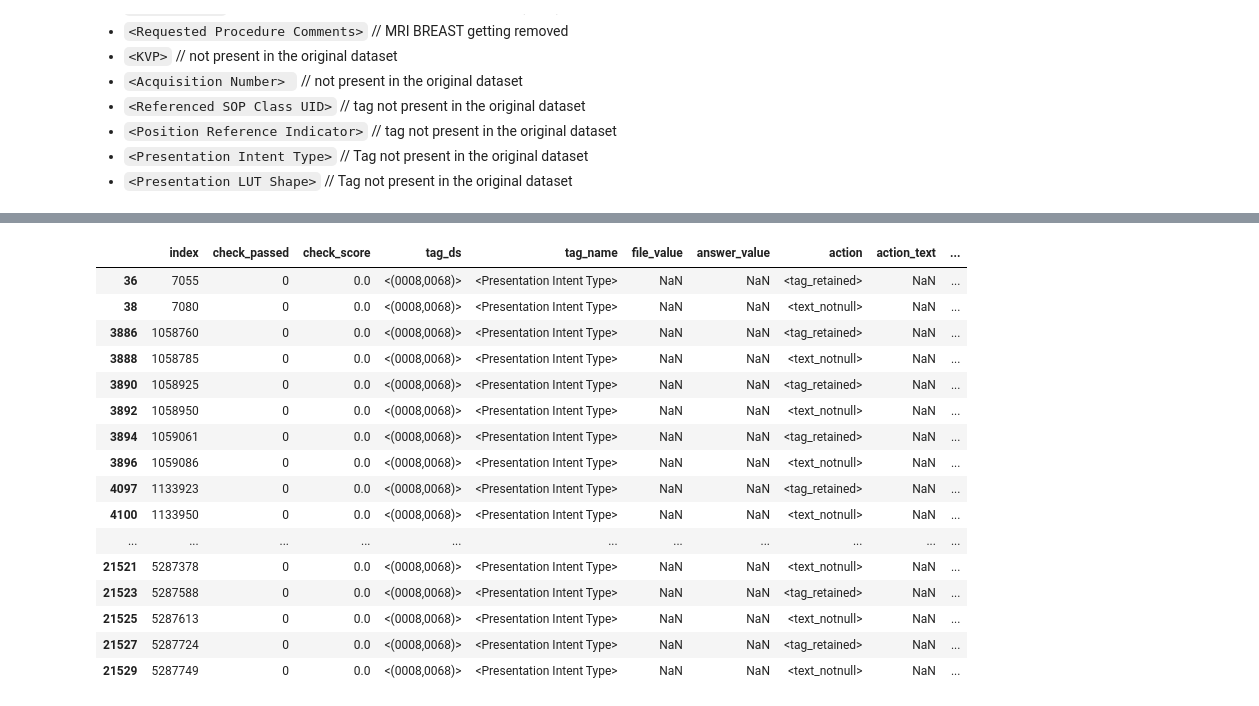
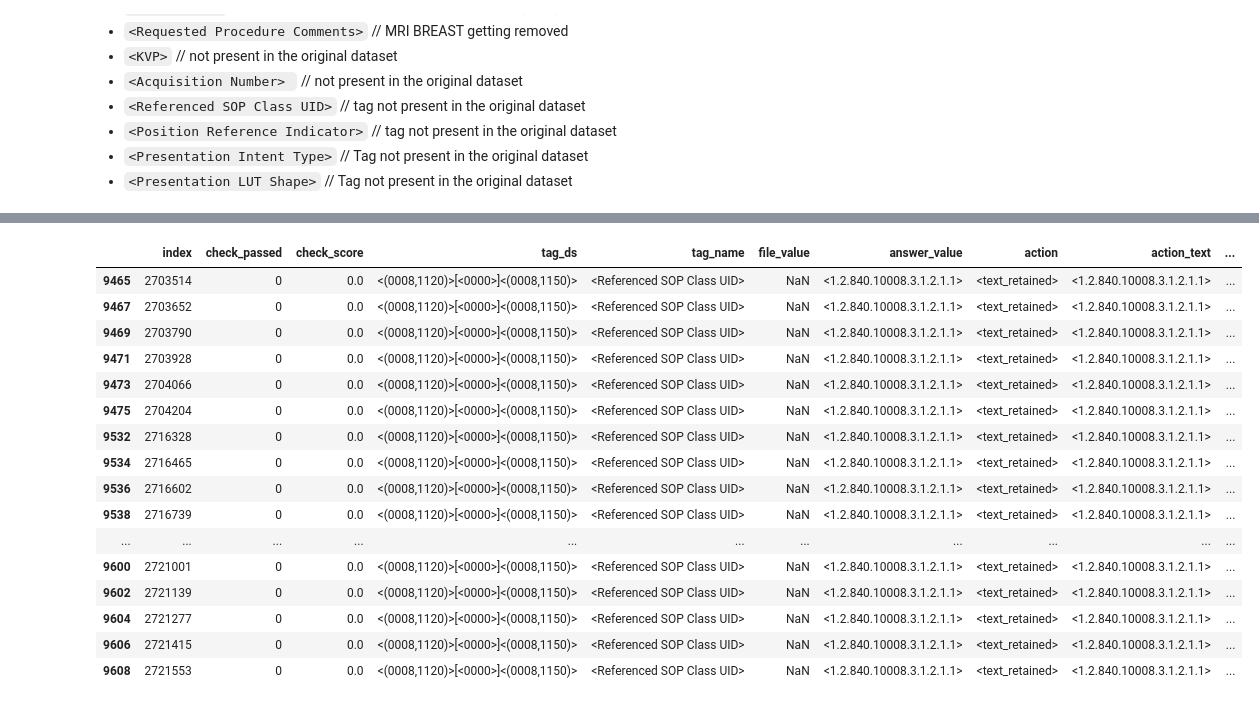
Before and after one commit to MIC-DKFZ/miccai2024_midi-b-submission, a Jupyter notebook: notebooks/exp_decprenacy_report.ipynb, the cells around one changed output, grey strips where cells are left out. Drawn from its saved outputs; the diff is of its cells as text; code cells hidden in the pictures.

```diff
--- a/notebooks/exp_decprenacy_report.ipynb
+++ b/notebooks/exp_decprenacy_report.ipynb
@@ -65,20 +71,20 @@ report_df[(report_df['patient'] == '<Pseudo-PHI-013>') & (report_df['file_name']
 # %%
-report_df[(report_df['tag_name'] == '<Presentation Intent Type>')]
+report_df[(report_df['tag_name'] == '<Referenced SOP Class UID>')]
 # %% [output]
 |  | index | check_passed | check_score | tag_ds | tag_name | file_value | answer_value | action | action_text | ... |
-| 36 | 7055 | 0 | 0.0 | <(0008,0068)> | <Presentation Intent Type> | NaN | NaN | <tag_retained> | NaN | ... |
-| 38 | 7080 | 0 | 0.0 | <(0008,0068)> | <Presentation Intent Type> | NaN | NaN | <text_notnull> | NaN | ... |
-| 3886 | 1058760 | 0 | 0.0 | <(0008,0068)> | <Presentation Intent Type> | NaN | NaN | <tag_retained> | NaN | ... |
-| 3888 | 1058785 | 0 | 0.0 | <(0008,0068)> | <Presentation Intent Type> | NaN | NaN | <text_notnull> | NaN | ... |
-| 3890 | 1058925 | 0 | 0.0 | <(0008,0068)> | <Presentation Intent Type> | NaN | NaN | <tag_retained> | NaN | ... |
-| 3892 | 1058950 | 0 | 0.0 | <(0008,0068)> | <Presentation Intent Type> | NaN | NaN | <text_notnull> | NaN | ... |
-| 3894 | 1059061 | 0 | 0.0 | <(0008,0068)> | <Presentation Intent Type> | NaN | NaN | <tag_retained> | NaN | ... |
-| 3896 | 1059086 | 0 | 0.0 | <(0008,0068)> | <Presentation Intent Type> | NaN | NaN | <text_notnull> | NaN | ... |
-| 4097 | 1133923 | 0 | 0.0 | <(0008,0068)> | <Presentation Intent Type> | NaN | NaN | <tag_retained> | NaN | ... |
-| 4100 | 1133950 | 0 | 0.0 | <(0008,0068)> | <Presentation Intent Type> | NaN | NaN | <text_notnull> | NaN | ... |
+| 9465 | 2703514 | 0 | 0.0 | <(0008,1120)>[<0000>]<(0008,1150)> | <Referenced SOP Class UID> | NaN | <1.2.840.10008.3.1.2.1.1> | <text_retained> | <1.2.840.10008.3.1.2.1.1> | ... |
+| 9467 | 2703652 | 0 | 0.0 | <(0008,1120)>[<0000>]<(0008,1150)> | <Referenced SOP Class UID> | NaN | <1.2.840.10008.3.1.2.1.1> | <text_retained> | <1.2.840.10008.3.1.2.1.1> | ... |
+| 9469 | 2703790 | 0 | 0.0 | <(0008,1120)>[<0000>]<(0008,1150)> | <Referenced SOP Class UID> | NaN | <1.2.840.10008.3.1.2.1.1> | <text_retained> | <1.2.840.10008.3.1.2.1.1> | ... |
+| 9471 | 2703928 | 0 | 0.0 | <(0008,1120)>[<0000>]<(0008,1150)> | <Referenced SOP Class UID> | NaN | <1.2.840.10008.3.1.2.1.1> | <text_retained> | <1.2.840.10008.3.1.2.1.1> | ... |
+| 9473 | 2704066 | 0 | 0.0 | <(0008,1120)>[<0000>]<(0008,1150)> | <Referenced SOP Class UID> | NaN | <1.2.840.10008.3.1.2.1.1> | <text_retained> | <1.2.840.10008.3.1.2.1.1> | ... |
+| 9475 | 2704204 | 0 | 0.0 | <(0008,1120)>[<0000>]<(0008,1150)> | <Referenced SOP Class UID> | NaN | <1.2.840.10008.3.1.2.1.1> | <text_retained> | <1.2.840.10008.3.1.2.1.1> | ... |
+| 9532 | 2716328 | 0 | 0.0 | <(0008,1120)>[<0000>]<(0008,1150)> | <Referenced SOP Class UID> | NaN | <1.2.840.10008.3.1.2.1.1> | <text_retained> | <1.2.840.10008.3.1.2.1.1> | ... |
+| 9534 | 2716465 | 0 | 0.0 | <(0008,1120)>[<0000>]<(0008,1150)> | <Referenced SOP Class UID> | NaN | <1.2.840.10008.3.1.2.1.1> | <text_retained> | <1.2.840.10008.3.1.2.1.1> | ... |
+| 9536 | 2716602 | 0 | 0.0 | <(0008,1120)>[<0000>]<(0008,1150)> | <Referenced SOP Class UID> | NaN | <1.2.840.10008.3.1.2.1.1> | <text_retained> | <1.2.840.10008.3.1.2.1.1> | ... |
+| 9538 | 2716739 | 0 | 0.0 | <(0008,1120)>[<0000>]<(0008,1150)> | <Referenced SOP Class UID> | NaN | <1.2.840.10008.3.1.2.1.1> | <text_retained> | <1.2.840.10008.3.1.2.1.1> | ... |
 | ... | ... | ... | ... | ... | ... | ... | ... | ... | ... | ... |
-| 21521 | 5287378 | 0 | 0.0 | <(0008,0068)> | <Presentation Intent Type> | NaN | NaN | <text_notnull> | NaN | ... |
-| 21523 | 5287588 | 0 | 0.0 | <(0008,0068)> | <Presentation Intent Type> | NaN | NaN | <tag_retained> | NaN | ... |
-| 21525 | 5287613 | 0 | 0.0 | <(0008,0068)> | <Presentation Intent Type> | NaN | NaN | <text_notnull> | NaN | ... |
-| 21527 | 5287724 | 0 | 0.0 | <(0008,0068)> | <Presentation Intent Type> | NaN | NaN | <tag_retained> | NaN | ... |
-| 21529 | 5287749 | 0 | 0.0 | <(0008,0068)> | <Presentation Intent Type> | NaN | NaN | <text_notnull> | NaN | ... |
+| 9600 | 2721001 | 0 | 0.0 | <(0008,1120)>[<0000>]<(0008,1150)> | <Referenced SOP Class UID> | NaN | <1.2.840.10008.3.1.2.1.1> | <text_retained> | <1.2.840.10008.3.1.2.1.1> | ... |
+| 9602 | 2721139 | 0 | 0.0 | <(0008,1120)>[<0000>]<(0008,1150)> | <Referenced SOP Class UID> | NaN | <1.2.840.10008.3.1.2.1.1> | <text_retained> | <1.2.840.10008.3.1.2.1.1> | ... |
+| 9604 | 2721277 | 0 | 0.0 | <(0008,1120)>[<0000>]<(0008,1150)> | <Referenced SOP Class UID> | NaN | <1.2.840.10008.3.1.2.1.1> | <text_retained> | <1.2.840.10008.3.1.2.1.1> | ... |
+| 9606 | 2721415 | 0 | 0.0 | <(0008,1120)>[<0000>]<(0008,1150)> | <Referenced SOP Class UID> | NaN | <1.2.840.10008.3.1.2.1.1> | <text_retained> | <1.2.840.10008.3.1.2.1.1> | ... |
+| 9608 | 2721553 | 0 | 0.0 | <(0008,1120)>[<0000>]<(0008,1150)> | <Referenced SOP Class UID> | NaN | <1.2.840.10008.3.1.2.1.1> | <text_retained> | <1.2.840.10008.3.1.2.1.1> | ... |
```
Also changed, not shown: parts of 1 cell of this notebook, 4 other files.
